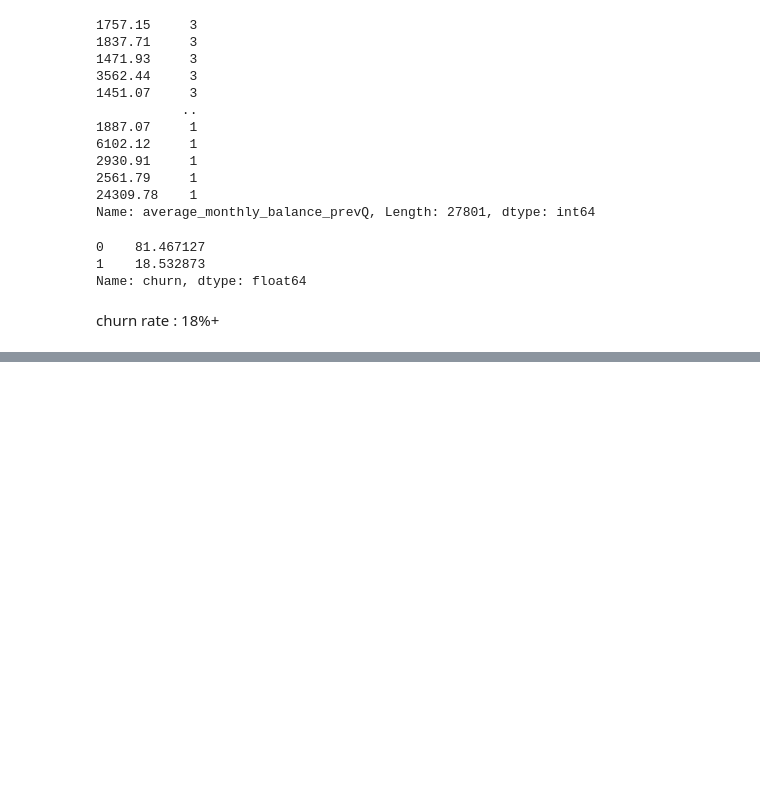
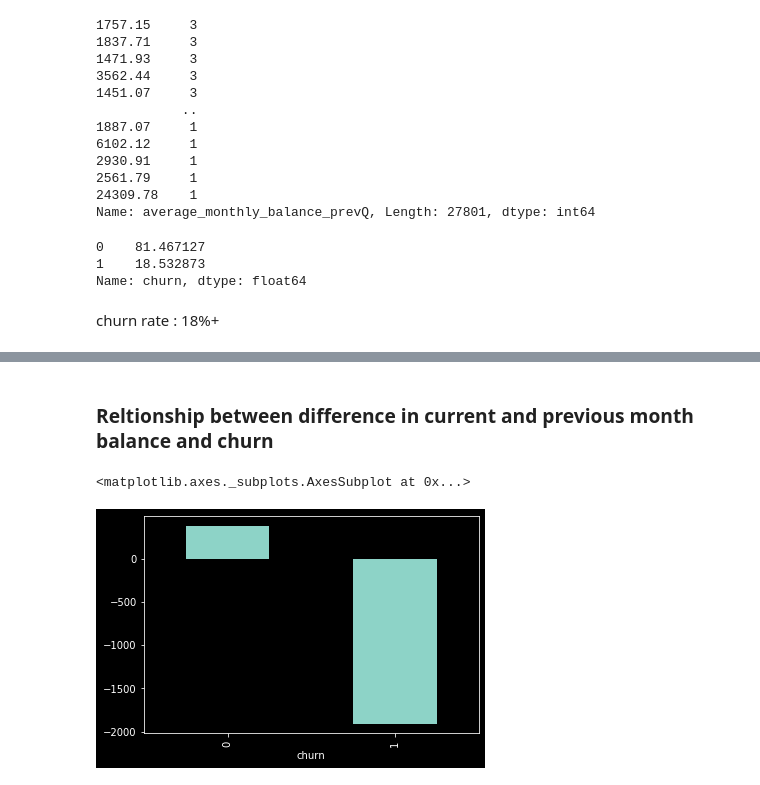
Before and after one commit to vinaykumar7686/Churn-Prediction, a Jupyter notebook: churn_prediction.ipynb, the cells around one changed output, grey strips where cells are left out. Drawn from its saved outputs; the diff is of its cells as text; code cells hidden in the pictures; blank space fills up the shorter version.

```diff
--- a/churn_prediction.ipynb
+++ b/churn_prediction.ipynb
@@ -214,0 +260,9 @@ churn rate : 18%+
+# %% [markdown]
+### Reltionship between difference in current and previous month balance and churn
+# %%
+df = data
+df['balance_diff'] = df['current_month_balance']-df['previous_month_balance']
+df.groupby('churn')['balance_diff'].mean().plot.bar()
+# %% [output]
+<matplotlib.axes._subplots.AxesSubplot at 0x...>
+[figure, added]
```
Also changed, not shown: parts of 11 cells of this notebook.
